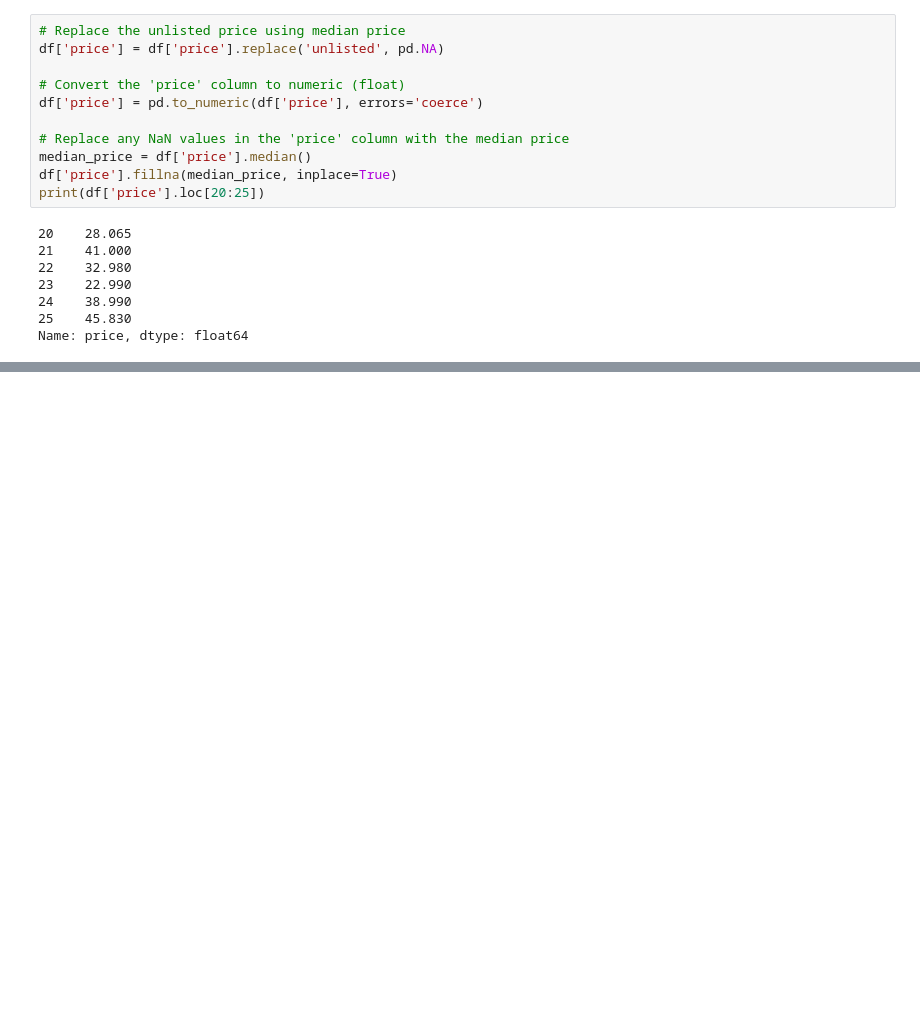
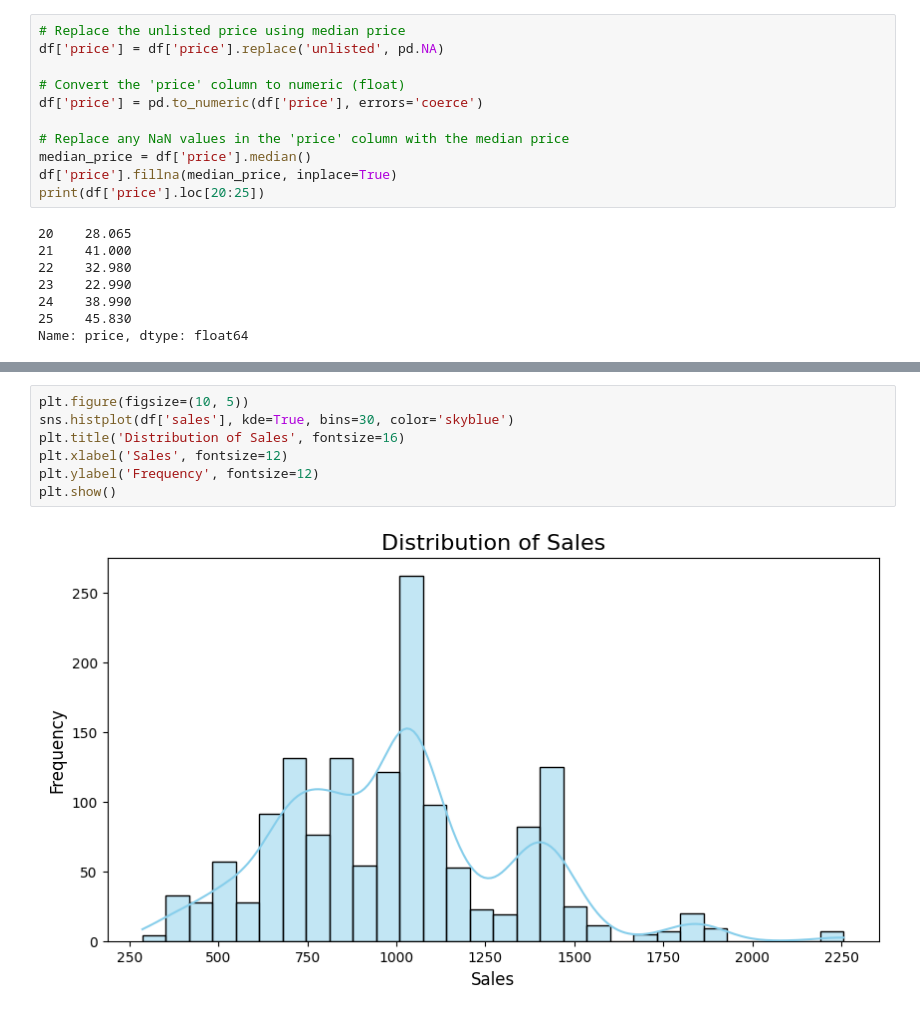
Before and after one commit to davinavc/Data-Analyst, a Jupyter notebook: Datacamp.ipynb, the cells around one changed output, grey strips where cells are left out. Cells and saved outputs as stored; diff of their text form; blank space fills up the shorter version.

```diff
--- a/Datacamp.ipynb
+++ b/Datacamp.ipynb
@@ -171,0 +159,9 @@ files.download('datacamp.csv')
+# %%
+plt.figure(figsize=(10, 5))
+sns.histplot(df['sales'], kde=True, bins=30, color='skyblue')
+plt.title('Distribution of Sales', fontsize=16)
+plt.xlabel('Sales', fontsize=12)
+plt.ylabel('Frequency', fontsize=12)
+plt.show()
+# %% [output]
+[figure, added]
```
Also changed, not shown: parts of 5 cells of this notebook.
